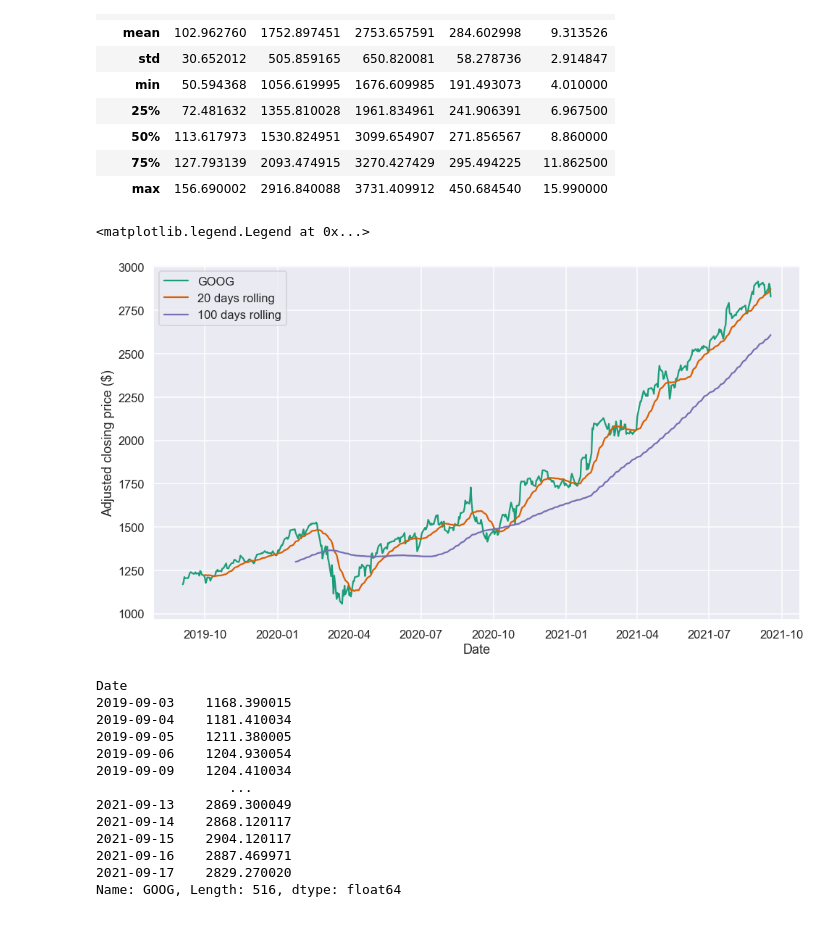
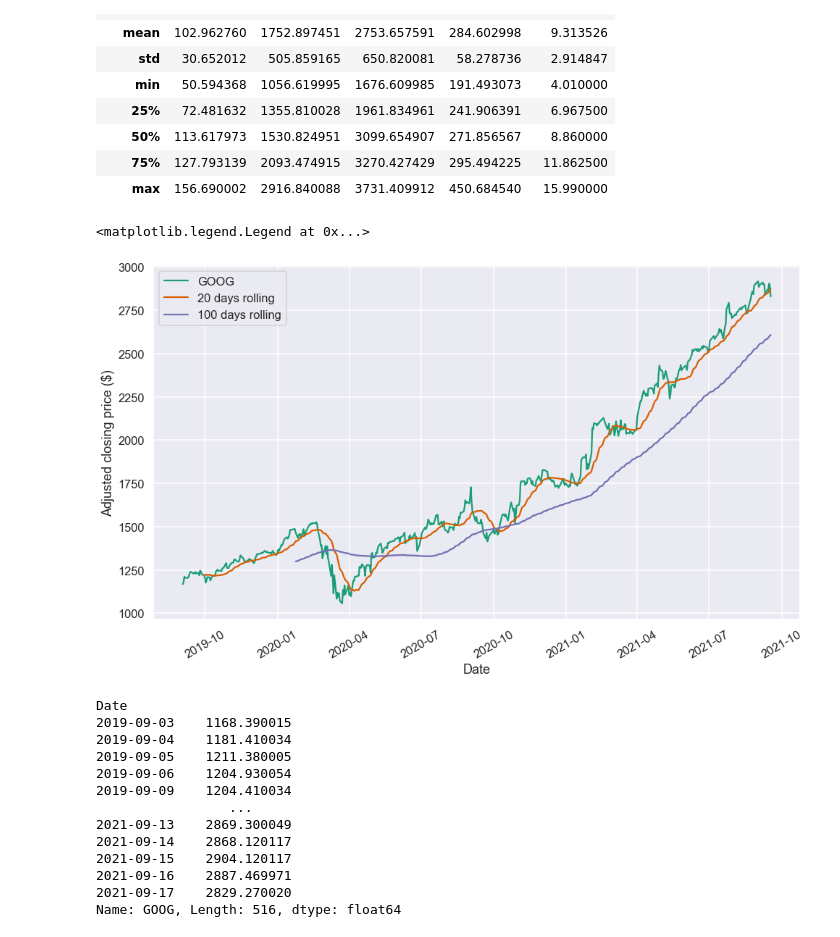
Before and after one commit to johana-aleman06/JG-FinalProject-Stock, a Jupyter notebook: JG Project predictions.ipynb, the cells around one changed output. Saved outputs shown, nothing was run; the diff lists cells and outputs as text; code cells hidden in the pictures.

```diff
--- a/JG Project predictions.ipynb
+++ b/JG Project predictions.ipynb
@@ -39,24 +39,24 @@ panel_data.describe()
 # %%
 # Get the GOOG timeseries. This now returns a Pandas Series object indexed by date.
 goog = panel_data.loc[:, 'GOOG']
 
 # Calculate the 20 and 100 days moving averages of the closing prices
 short_rolling_goog = goog.rolling(window=20).mean()
 long_rolling_goog = goog.rolling(window=100).mean()
 
 # Plot everything by leveraging the very powerful matplotlib package
 fig, ax = plt.subplots(figsize=(16,9))
-
+plt.xticks(rotation = 30)
 ax.plot(goog.index, goog, label='GOOG')
 ax.plot(short_rolling_goog.index, short_rolling_goog, label='20 days rolling')
 ax.plot(long_rolling_goog.index, long_rolling_goog, label='100 days rolling')
 
 ax.set_xlabel('Date')
 ax.set_ylabel('Adjusted closing price ($)')
 ax.legend()
 # %% [output]
 <matplotlib.legend.Legend at 0x...>
-[figure, old version]
+[figure, new version]
 # %%
 goog
 # %% [output]
```
Also changed, not shown: 3 other files.
